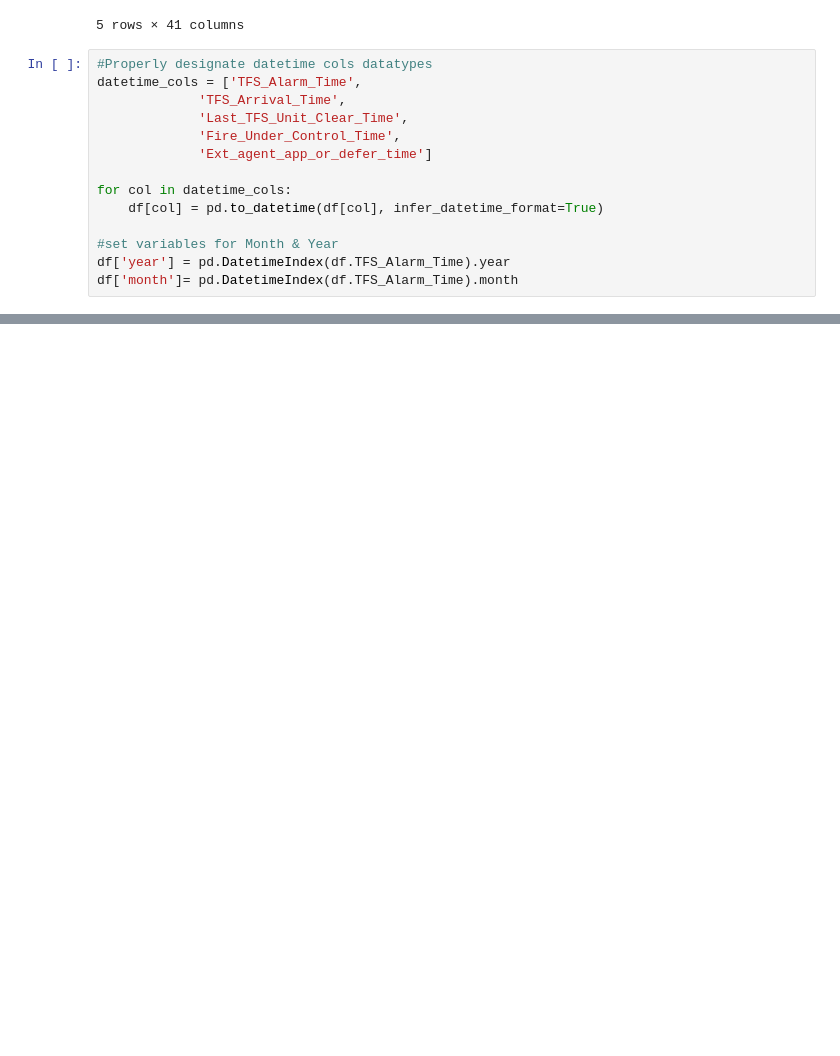
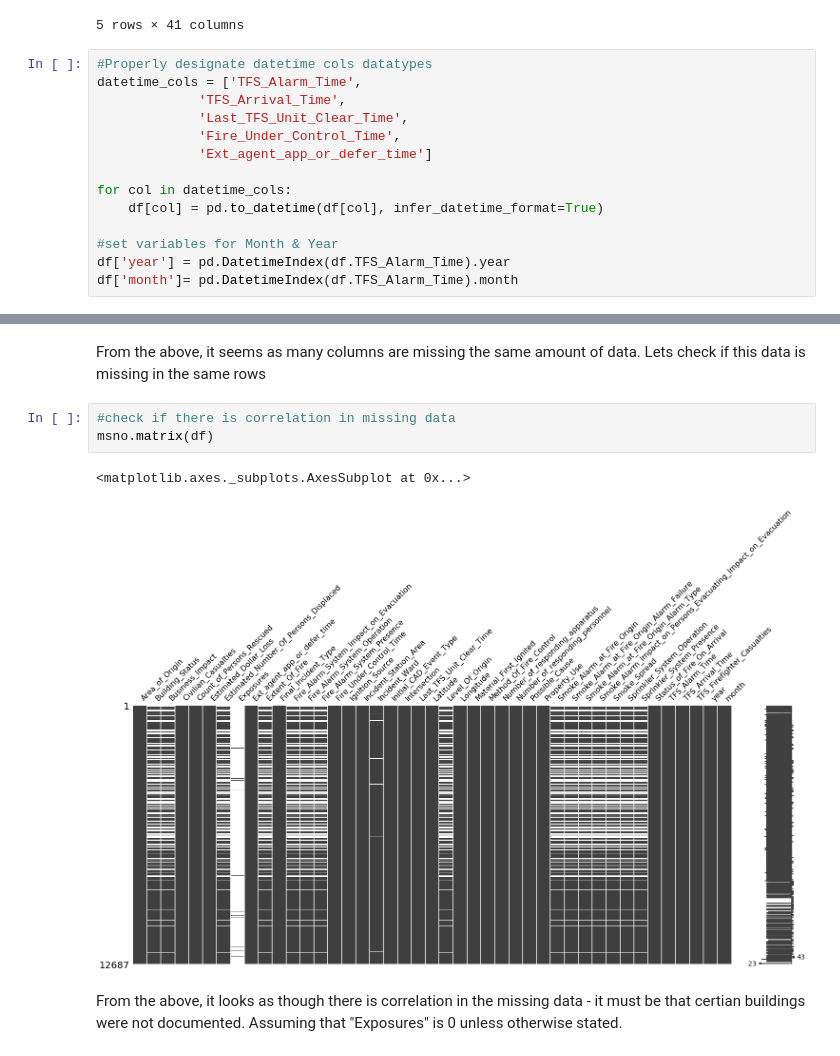
Before and after one commit to mparravani/Toronto_FireIncidents, a Jupyter notebook: Toronto Fire Analysis.ipynb, the cells around one changed output, grey strips where cells are left out. Cells and saved outputs as stored; diff of their text form; blank space fills up the shorter version.

Commit message:
missing data analysis

```diff
--- a/Toronto Fire Analysis.ipynb
+++ b/Toronto Fire Analysis.ipynb
@@ -70,0 +102,11 @@ Int64Index([2015, 2017, 2015, 2015, 2014, 2016, 2013, 2014, 2016, 2013,
+# %% [markdown]
+From the above, it seems as many columns are missing the same amount of data. Lets check if this data is missing in the same rows
+# %%
+#check if there is correlation in missing data
+msno.matrix(df)
+# %% [output]
+<matplotlib.axes._subplots.AxesSubplot at 0x...>
+[figure, added]
+# %% [markdown]
+From the above, it looks as though there is correlation in the missing data - it must be that certian buildings were not documented.
+Assuming that "Exposures" is 0 unless otherwise stated.
```
Also changed, not shown: parts of 7 cells of this notebook.
